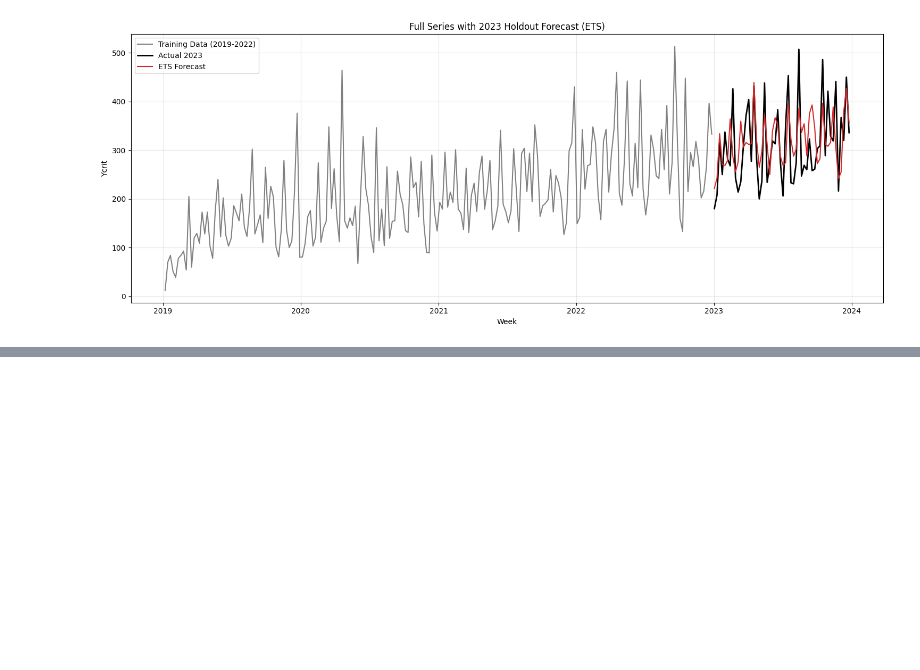
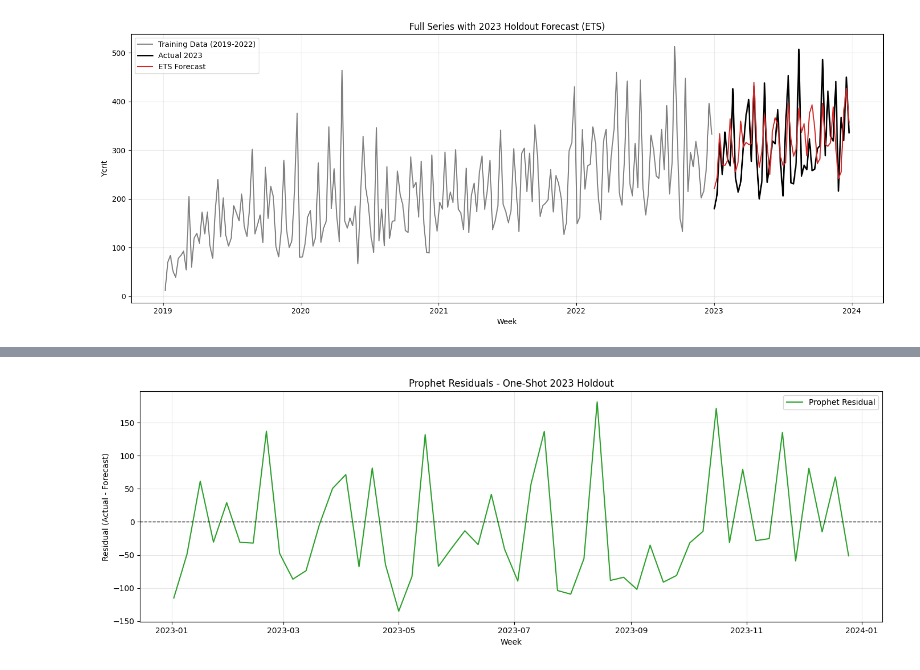
Before and after one commit to Gibexz/Dissertation, a Jupyter notebook: Implimentation/model_tournament.ipynb, the cells around one changed output, grey strips where cells are left out. Cells and saved outputs as stored; diff of their text form; code cells hidden in the pictures; blank space fills up the shorter version.

```diff
--- a/Implimentation/model_tournament.ipynb
+++ b/Implimentation/model_tournament.ipynb
@@ -500,0 +604,16 @@ plt.show()
+# %%
+# --- Jupyter Cell 10: Prophet Residual Plot ---
+
+plt.figure(figsize=(14, 5))
+plt.plot(residuals_df.index, residuals_df["Prophet Residual"], color="tab:green", label="Prophet Residual")
+plt.axhline(0, color="black", linestyle="--", linewidth=1)
+
+plt.title("Prophet Residuals - One-Shot 2023 Holdout")
+plt.xlabel("Week")
+plt.ylabel("Residual (Actual - Forecast)")
+plt.legend()
+plt.grid(True, alpha=0.3)
+plt.tight_layout()
+plt.show()
+# %% [output]
+[figure, added]
```
Also changed, not shown: parts of 10 cells of this notebook, 7 other files.
